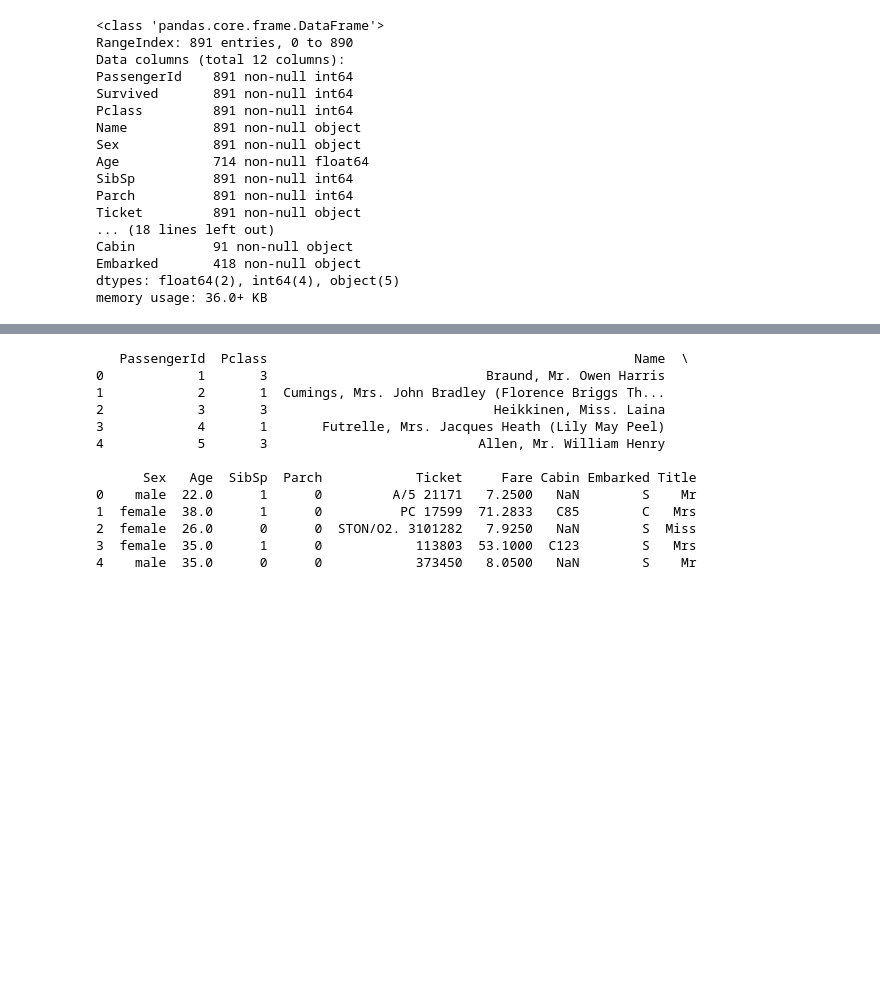
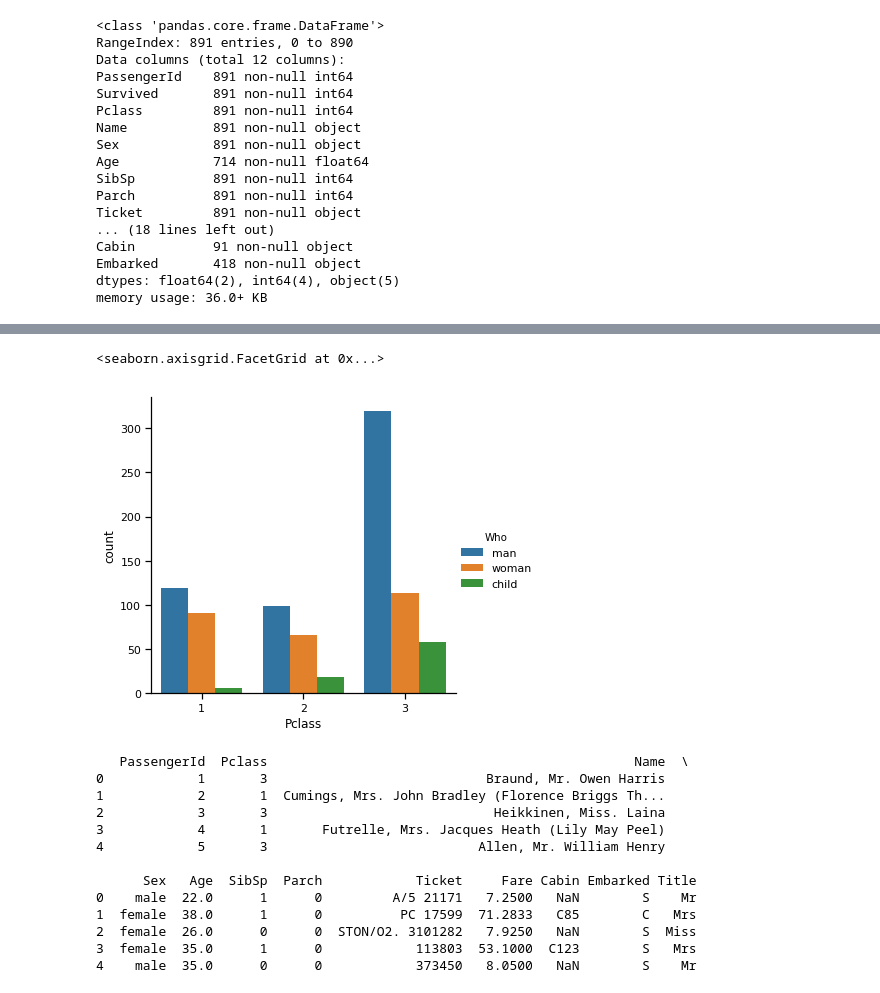
Before and after one commit to wakandan/kaggle, a Jupyter notebook: titanic/process-data-combined.ipynb, the cells around one changed output, grey strips where cells are left out. Saved outputs shown, nothing was run; the diff lists cells and outputs as text; code cells hidden in the pictures; blank space fills up the shorter version.

```diff
--- a/titanic/process-data-combined.ipynb
+++ b/titanic/process-data-combined.ipynb
@@ -88,3 +118,8 @@ print(dataset.head())
+# %%
+sns.catplot('Pclass', data=train_df, hue='Who', kind='count')
+# %% [output]
+<seaborn.axisgrid.FacetGrid at 0x...>
+[figure, added]
 # %%
 
 print(train_df.head())
```
Also changed, not shown: parts of 5 cells of this notebook.
